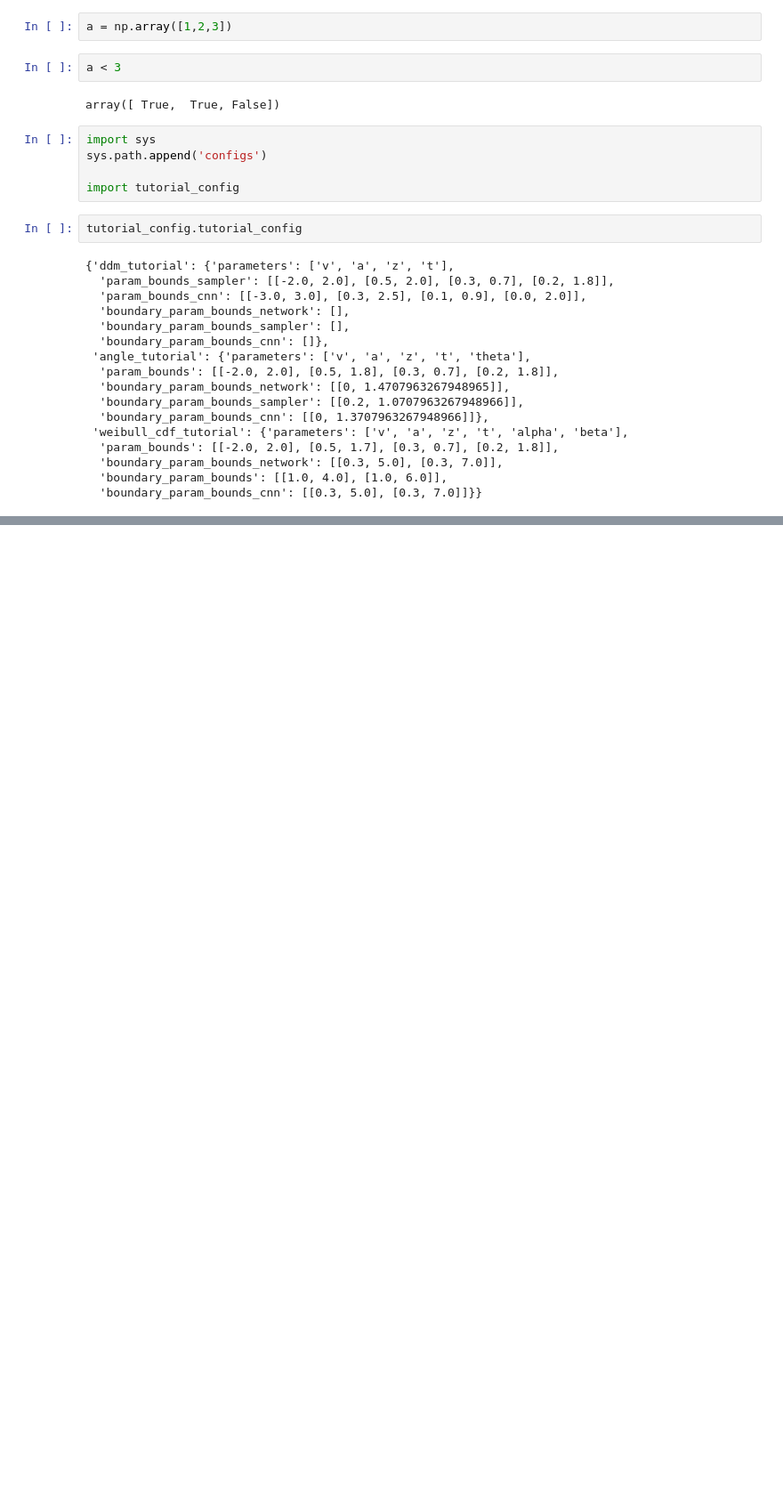
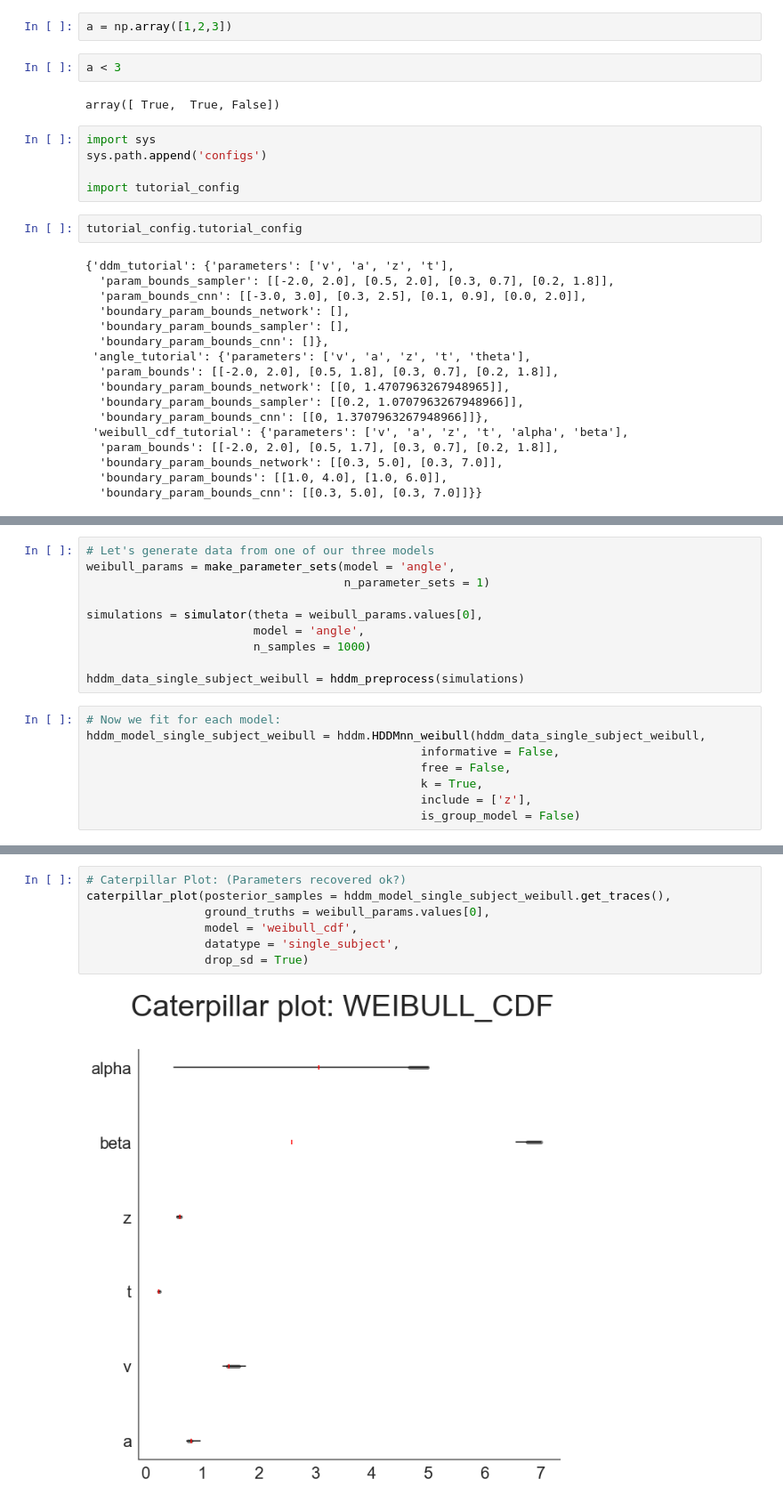
Before and after one commit to AlexanderFengler/hddmnn_tutorial, a Jupyter notebook: ddm_variants_exploration.ipynb, the cells around one changed output, grey strips where cells are left out. Shown at 89% size. Saved outputs shown, nothing was run; the diff lists cells and outputs as text; blank space fills up the shorter version.

```diff
--- a/ddm_variants_exploration.ipynb
+++ b/ddm_variants_exploration.ipynb
@@ -516,0 +577,18 @@ tutorial_config.tutorial_config
+# %%
+# Let's generate data from one of our three models
+weibull_params = make_parameter_sets(model = 'angle',
+                                     n_parameter_sets = 1)
+
+simulations = simulator(theta = weibull_params.values[0],
+                        model = 'angle',
+                        n_samples = 1000)
+
+hddm_data_single_subject_weibull = hddm_preprocess(simulations)
+# %%
+# Now we fit for each model:
+hddm_model_single_subject_weibull = hddm.HDDMnn_weibull(hddm_data_single_subject_weibull,
+                                                informative = False,
+                                                free = False,
+                                                k = True,
+                                                include = ['z'],
+                                                is_group_model = False)
@@ -516,0 +602,9 @@ tutorial_config.tutorial_config
+# %%
+# Caterpillar Plot: (Parameters recovered ok?)
+caterpillar_plot(posterior_samples = hddm_model_single_subject_weibull.get_traces(),
+                 ground_truths = weibull_params.values[0],
+                 model = 'weibull_cdf',
+                 datatype = 'single_subject',
+                 drop_sd = True)
+# %% [output]
+[figure, added]
```
Also changed, not shown: parts of 29 cells of this notebook, 1 other file.
